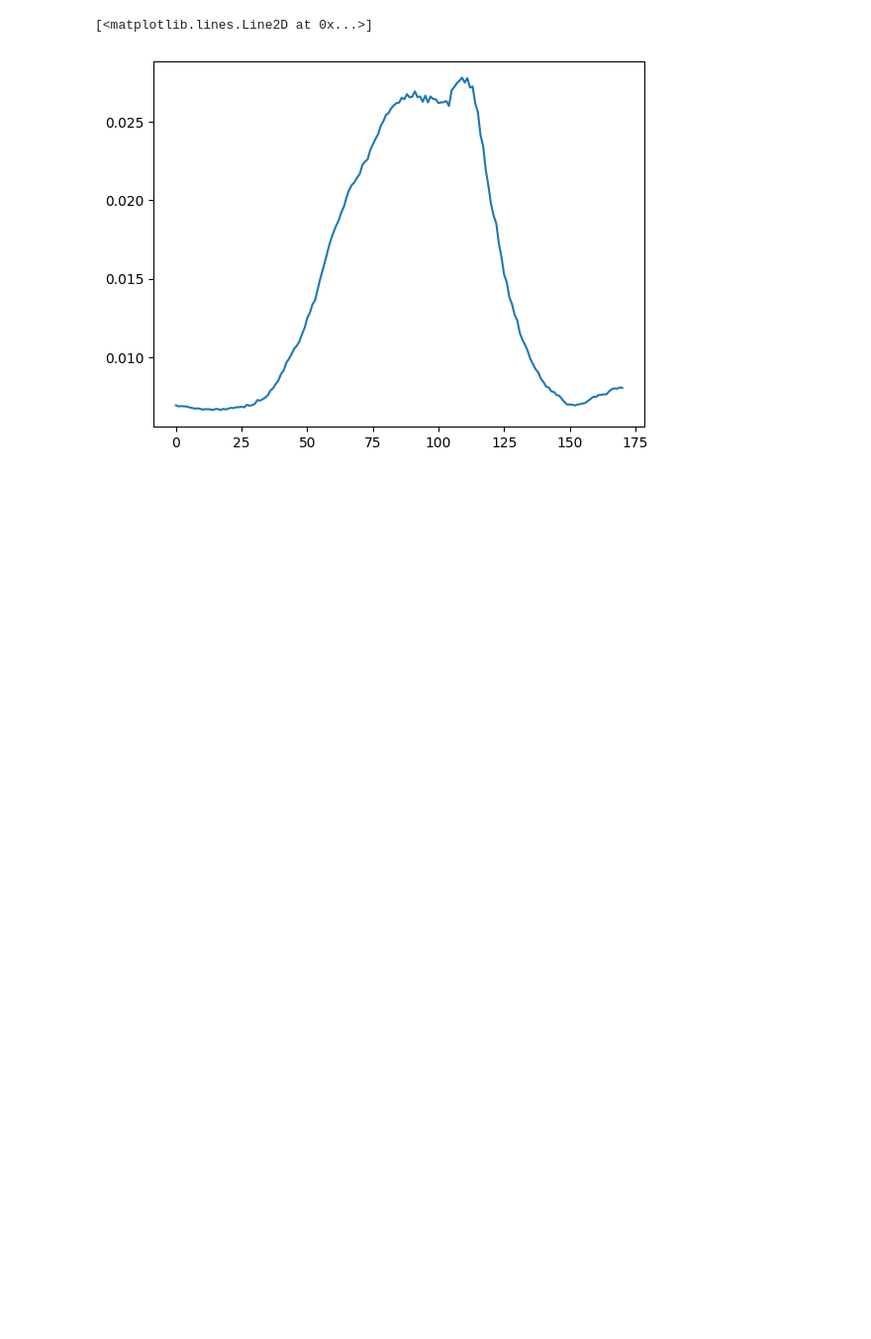
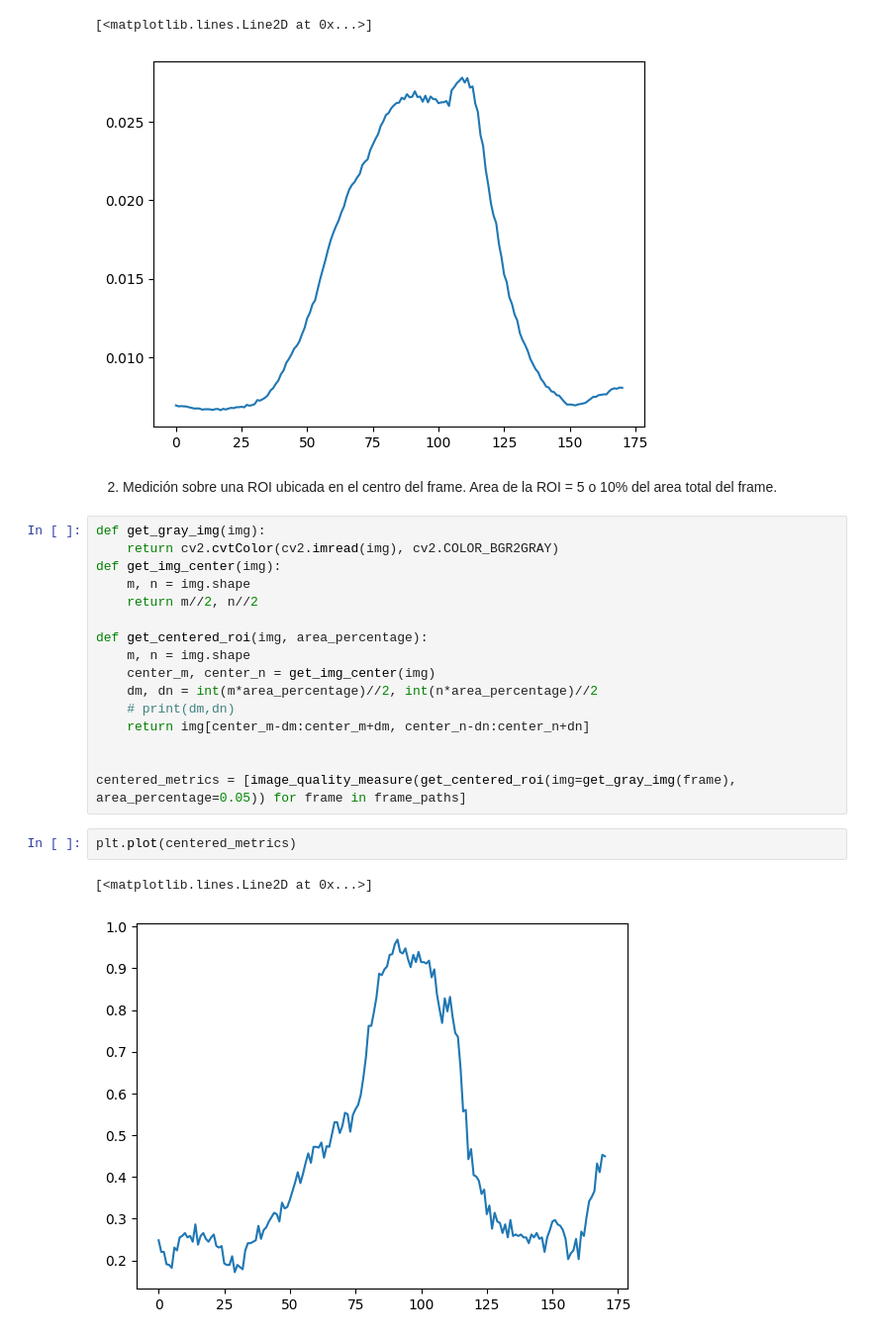
Before and after one commit to gx-ceia-tps/vision-computadora-1-tps, a Jupyter notebook: tp2/tp2.ipynb, the cells around one changed output. Shown at 99% size. Cells and saved outputs as stored; diff of their text form; blank space fills up the shorter version.

```diff
--- a/tp2/tp2.ipynb
+++ b/tp2/tp2.ipynb
@@ -103,3 +105,26 @@ plt.plot(metrics)
 # %% [output]
 [<matplotlib.lines.Line2D at 0x...>]
 [figure]
+# %% [markdown]
+ 2. Medición sobre una ROI ubicada en el centro del frame. Area de la ROI = 5 o 10% del area total del frame.
+# %%
+def get_gray_img(img):
+    return cv2.cvtColor(cv2.imread(img), cv2.COLOR_BGR2GRAY)
+def get_img_center(img):
+    m, n = img.shape
+    return m//2, n//2
+
+def get_centered_roi(img, area_percentage):
+    m, n = img.shape
+    center_m, center_n = get_img_center(img)
+    dm, dn = int(m*area_percentage)//2, int(n*area_percentage)//2
+    # print(dm,dn)
+    return img[center_m-dm:center_m+dm, center_n-dn:center_n+dn]
+
+
+centered_metrics = [image_quality_measure(get_centered_roi(img=get_gray_img(frame), area_percentage=0.05)) for frame in frame_paths]
+# %%
+plt.plot(centered_metrics)
+# %% [output]
+[<matplotlib.lines.Line2D at 0x...>]
+[figure, added]
```
Also changed, not shown: parts of 5 cells of this notebook.
